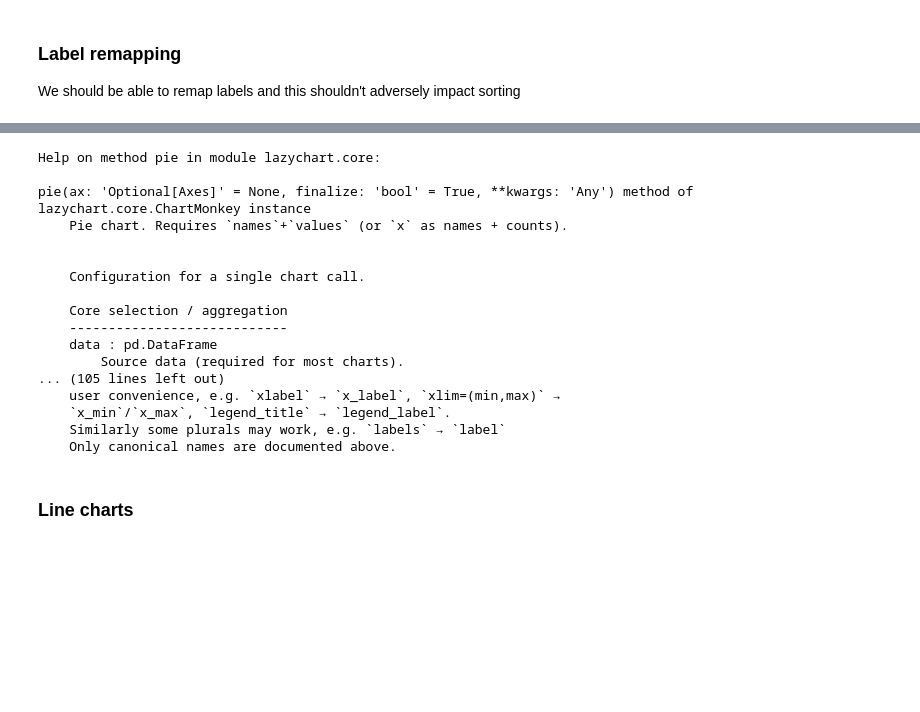
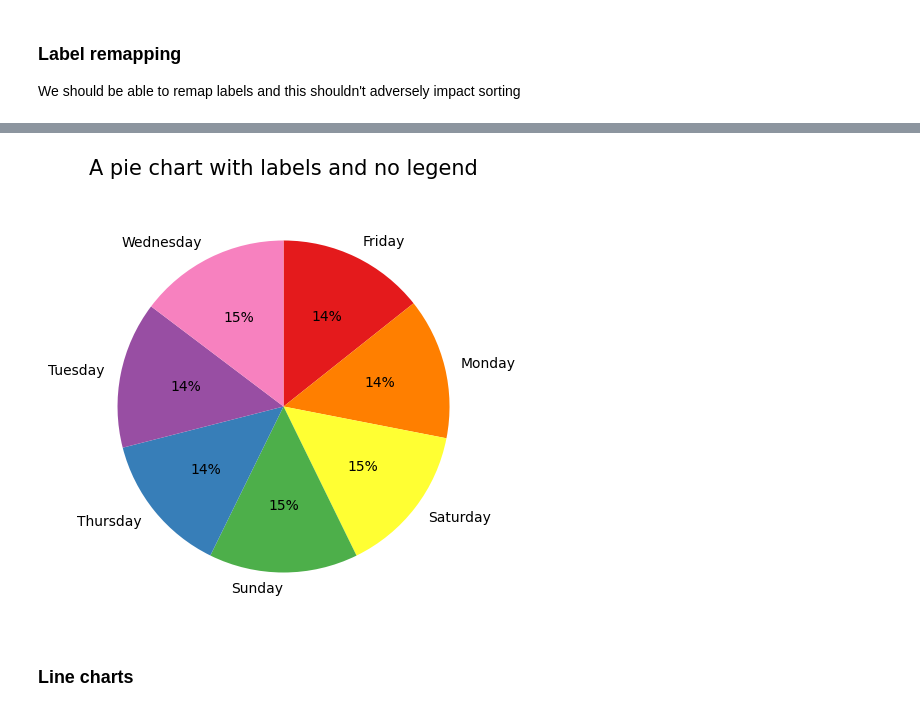
Before and after one commit to alextgould/lazychart, a Jupyter notebook: examples/demo_usage.ipynb, the cells around one changed output, grey strips where cells are left out. Cells and saved outputs as stored; diff of their text form; code cells hidden in the pictures; blank space fills up the shorter version.

```diff
--- a/examples/demo_usage.ipynb
+++ b/examples/demo_usage.ipynb
@@ -371,24 +373,8 @@ cm.pie(x='sleep_hours', group_by='weekday', title='A pie chart', legend='bottom'
 # %%
 # with labels on slices
-help(cm.pie)
+cm.pie(x='sleep_hours', group_by='weekday', title='A pie chart with labels and no legend', legend='none', show_labels=True)
 # %% [output]
-Help on method pie in module lazychart.core:
-
-pie(ax: 'Optional[Axes]' = None, finalize: 'bool' = True, **kwargs: 'Any') method of lazychart.core.ChartMonkey instance
-    Pie chart. Requires `names`+`values` (or `x` as names + counts).
-
-
-    Configuration for a single chart call.
-
-    Core selection / aggregation
-    ----------------------------
-    data : pd.DataFrame
-        Source data (required for most charts).
-... (105 lines left out)
-    user convenience, e.g. `xlabel` → `x_label`, `xlim=(min,max)` →
-    `x_min`/`x_max`, `legend_title` → `legend_label`.
-    Similarly some plurals may work, e.g. `labels` → `label`
-    Only canonical names are documented above.
+[figure, added]
 # %% [markdown]
 ### Line charts
 # %%
```
Also changed, not shown: parts of 56 cells of this notebook, 2 other files.
